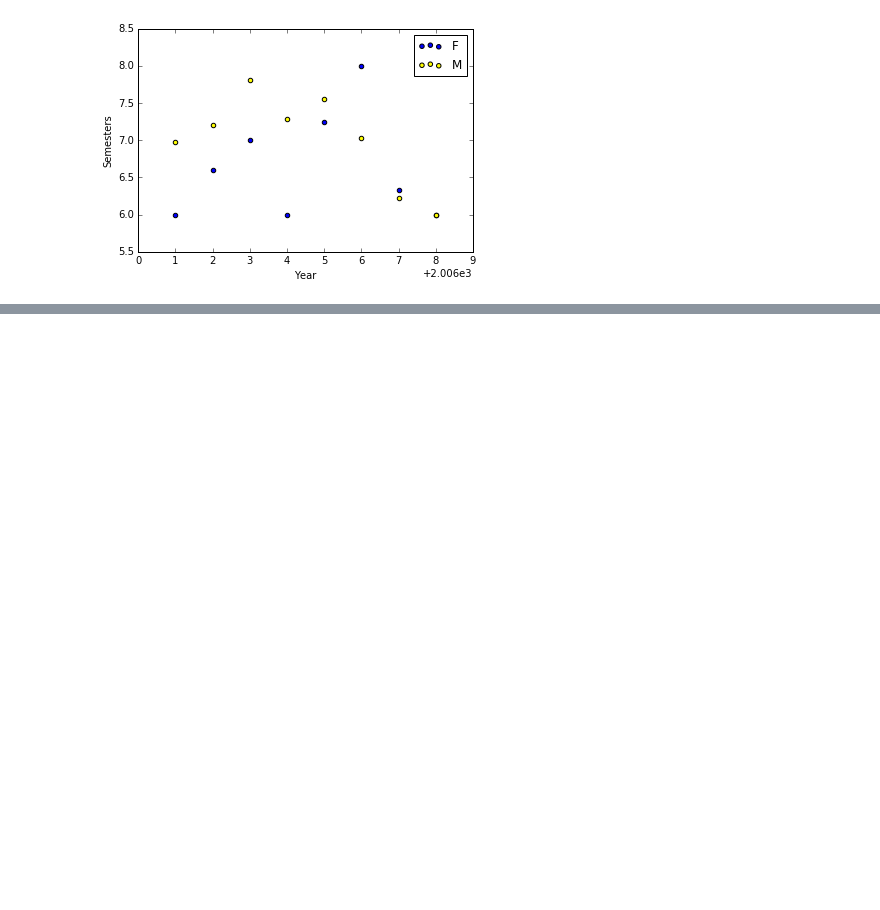
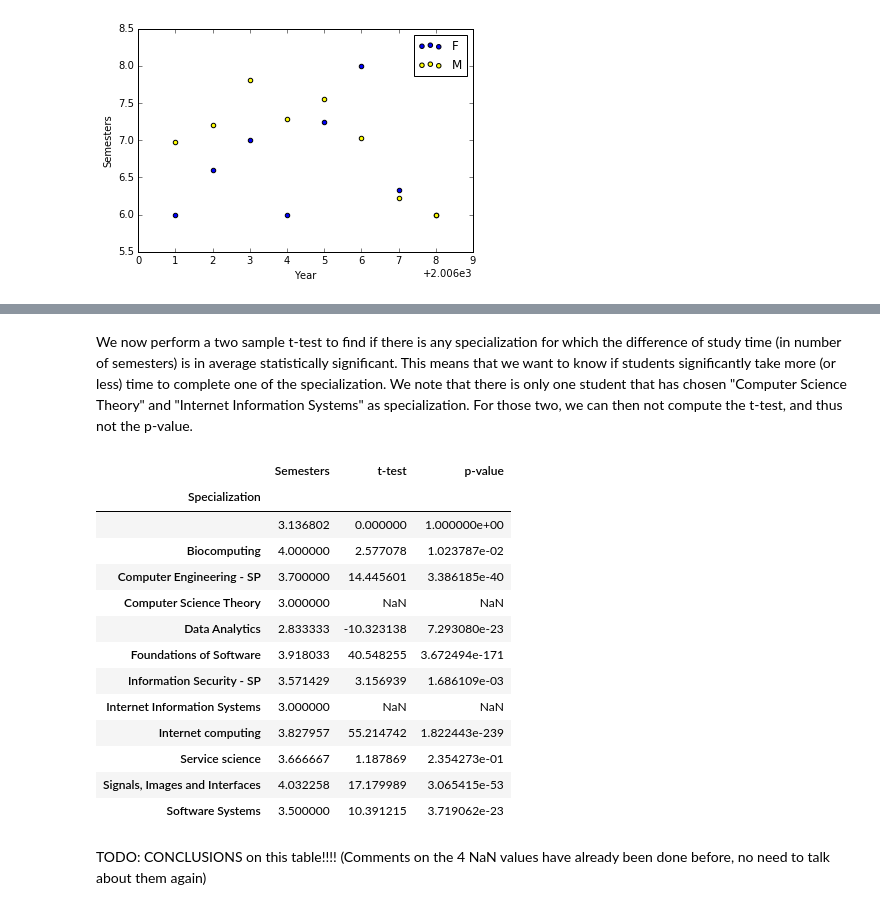
Before and after one commit to Bondzio/ADA_hw2016, a Jupyter notebook: 02 - Data from the Web/Homework2_stefano.ipynb, the cells around one changed output, grey strips where cells are left out. Drawn from its saved outputs; the diff is of its cells as text; code cells hidden in the pictures; blank space fills up the shorter version.

```diff
--- a/02 - Data from the Web/Homework2_stefano.ipynb
+++ b/02 - Data from the Web/Homework2_stefano.ipynb
@@ -24,2 +17,3 @@ parameters={'ww_i_reportModel':'133685247','ww_i_reportModelXsl':'133685270','ww
 # %%
-base_all_gps='http://isa.epfl.ch/imoniteur_ISAP/!GEDPUBLICREPORTS.filter?ww_b_list=1&ww_i_reportmodel=133685247&ww_c_langue=&ww_i_reportModelXsl=133685270&zz_x_UNITE_ACAD=Informatique'
+base_all_gps='http://isa.epfl.ch/imoniteur_ISAP/!GEDPUBLICREPORTS.filter?ww_b_list=1&ww_i_reportmodel=133685247&ww_c_langue=&ww_i_reportModelXsl=133685270&zz_x_UNITE_ACAD=Informatique&ww_x_UNITE_ACAD=249847'
+r = requests.get(base_all_gps)
@@ -349,15 +393,34 @@ specialization_analysis.count()
+# %% [markdown]
+We now perform a two sample t-test to find if there is any specialization for which the difference of study time (in number of semesters) is in average statistically significant. This means that we want to know if students significantly take more (or less) time to complete one of the specialization. We note that there is only one student that has chosen "Computer Science Theory" and "Internet Information Systems" as specialization. For those two, we can then not compute the t-test, and thus not the p-value.
 # %%
 from scipy.stats import t
 
 specialization_mean=specialization_analysis.mean()
 specialization_std=specialization_analysis.std()
 specialization_count=specialization_analysis.count()
 output=specialization_analysis.mean()
 base_mean=specialization_mean.iloc[0]
 base_std=specialization_std.iloc[0]
 base_count=specialization_count.iloc[0]
+
 nu=specialization_count+base_count-2
-#print(nu.shape,specialization_mean.shape,t.cdf(specialization_mean,nu))
 output['t-test']=(specialization_mean-base_mean)/(specialization_std*specialization_std/specialization_count+base_std*base_std/base_count)
-output['p-value']=prova=t.sf(abs(output['t-test'].reshape([output['t-test'].shape[0],1])),nu)*2
+output['p-value']=t.sf(abs(output['t-test'].reshape([output['t-test'].shape[0],1])),nu)*2
 output
+# %% [output]
+|  | Semesters | t-test | p-value |
+| Specialization |  |  |  |
+|  | 3.136802 | 0.000000 | 1.000000e+00 |
+| Biocomputing | 4.000000 | 2.577078 | 1.023787e-02 |
+| Computer Engineering - SP | 3.700000 | 14.445601 | 3.386185e-40 |
+| Computer Science Theory | 3.000000 | NaN | NaN |
+| Data Analytics | 2.833333 | -10.323138 | 7.293080e-23 |
+| Foundations of Software | 3.918033 | 40.548255 | 3.672494e-171 |
+| Information Security - SP | 3.571429 | 3.156939 | 1.686109e-03 |
+| Internet Information Systems | 3.000000 | NaN | NaN |
+| Internet computing | 3.827957 | 55.214742 | 1.822443e-239 |
+| Service science | 3.666667 | 1.187869 | 2.354273e-01 |
+| Signals, Images and Interfaces | 4.032258 | 17.179989 | 3.065415e-53 |
+| Software Systems | 3.500000 | 10.391215 | 3.719062e-23 |
+# %% [markdown]
+TODO: CONCLUSIONS on this table!!!! (Comments on the 4 NaN values have already been done before, no need to talk about them again)
```
Also changed, not shown: parts of 38 cells of this notebook.
